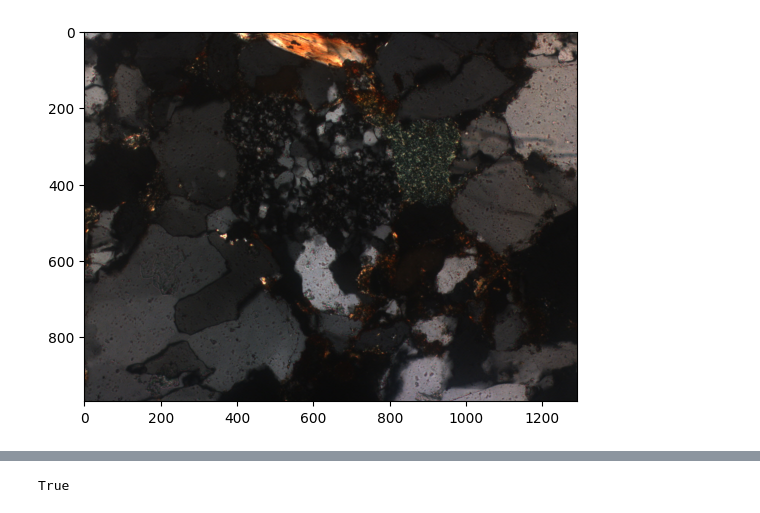
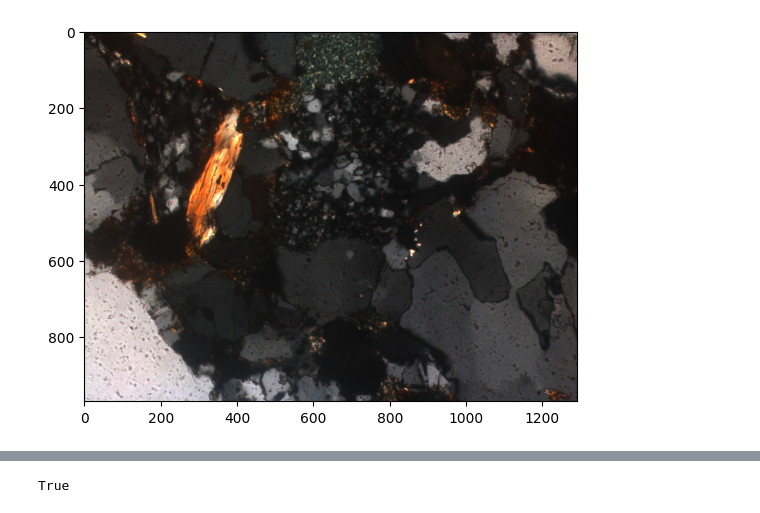
Before and after one commit to SzymonCogiel/Segmentation-of-Godulkiego-Sandstone, a Jupyter notebook: notebooks/final.ipynb, the cells around one changed output, grey strips where cells are left out. Cells and saved outputs as stored; diff of their text form; code cells hidden in the pictures.

```diff
--- a/notebooks/final.ipynb
+++ b/notebooks/final.ipynb
@@ -24,13 +24,13 @@ mika_model = pickle.load(open('RF_model_mika.sav', 'rb'))
 kwarc_model = pickle.load(open('RF_model_kwarc.sav', 'rb'))
 glau_model = pickle.load(open('RF_model_glau.sav', 'rb'))
 # %%
-test_img = cv2.imread("test/19_240_xn.jpg", cv2.IMREAD_COLOR)
+test_img = cv2.imread("test/19_330_xn.jpg", cv2.IMREAD_COLOR)
 test_img = cv2.cvtColor(test_img, cv2.COLOR_RGB2BGR)
 plt.imshow(test_img)
 plt.show()
 test_img = np.expand_dims(test_img, axis=0)
 # %% [output]
-[figure, old version]
+[figure, new version]
 # %%
 X_test_feature_mika = feature_extractor_mika.predict(test_img)
 X_test_feature_mika = X_test_feature_mika.reshape(-1, X_test_feature_mika.shape[3])
```
Also changed, not shown: parts of 12 cells of this notebook, 2 other files.
